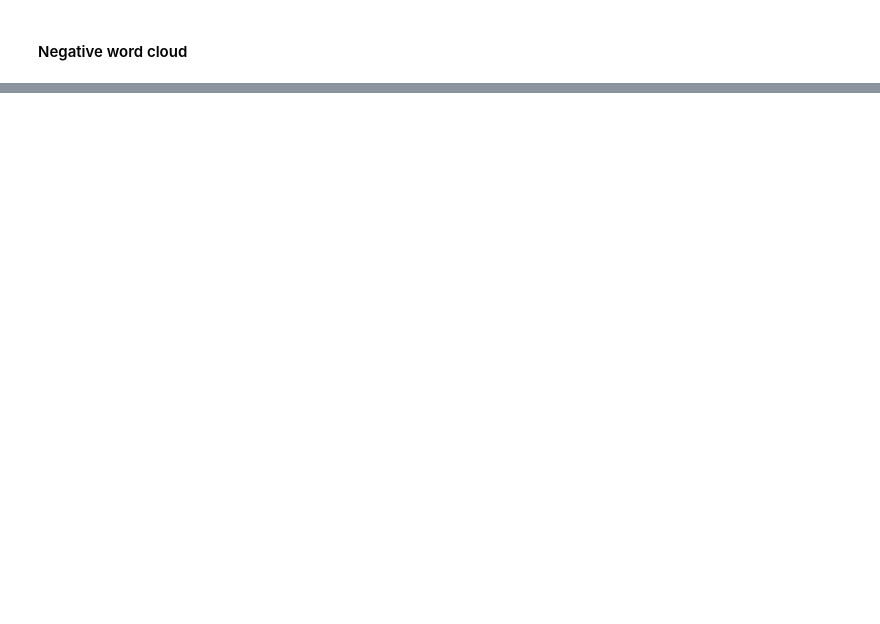
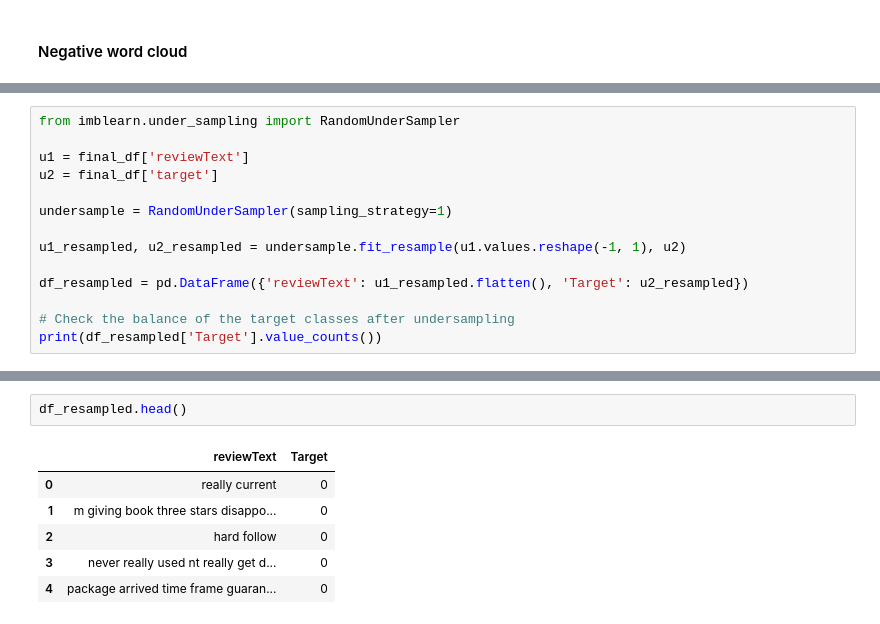
Before and after one commit to Himanshu-Dharma/master-thesis-feature-extraction-and-sentiment-analysis-using-deep-learning, a Jupyter notebook: Thesis_Code.ipynb, the cells around one changed output, grey strips where cells are left out. Drawn from its saved outputs; the diff is of its cells as text; blank space fills up the shorter version.

```diff
--- a/Thesis_Code.ipynb
+++ b/Thesis_Code.ipynb
@@ -463,0 +473,14 @@ plt.show()
+# %%
+from imblearn.under_sampling import RandomUnderSampler
+
+u1 = final_df['reviewText']
+u2 = final_df['target']
+
+undersample = RandomUnderSampler(sampling_strategy=1)
+
+u1_resampled, u2_resampled = undersample.fit_resample(u1.values.reshape(-1, 1), u2)
+
+df_resampled = pd.DataFrame({'reviewText': u1_resampled.flatten(), 'Target': u2_resampled})
+
+# Check the balance of the target classes after undersampling
+print(df_resampled['Target'].value_counts())
@@ -463,0 +521,9 @@ plt.show()
+# %%
+df_resampled.head()
+# %% [output]
+|  | reviewText | Target |
+| 0 | really current | 0 |
+| 1 | m giving book three stars disappo... | 0 |
+| 2 | hard follow | 0 |
+| 3 | never really used nt really get d... | 0 |
+| 4 | package arrived time frame guaran... | 0 |
```
Also changed, not shown: parts of 80 cells of this notebook.
